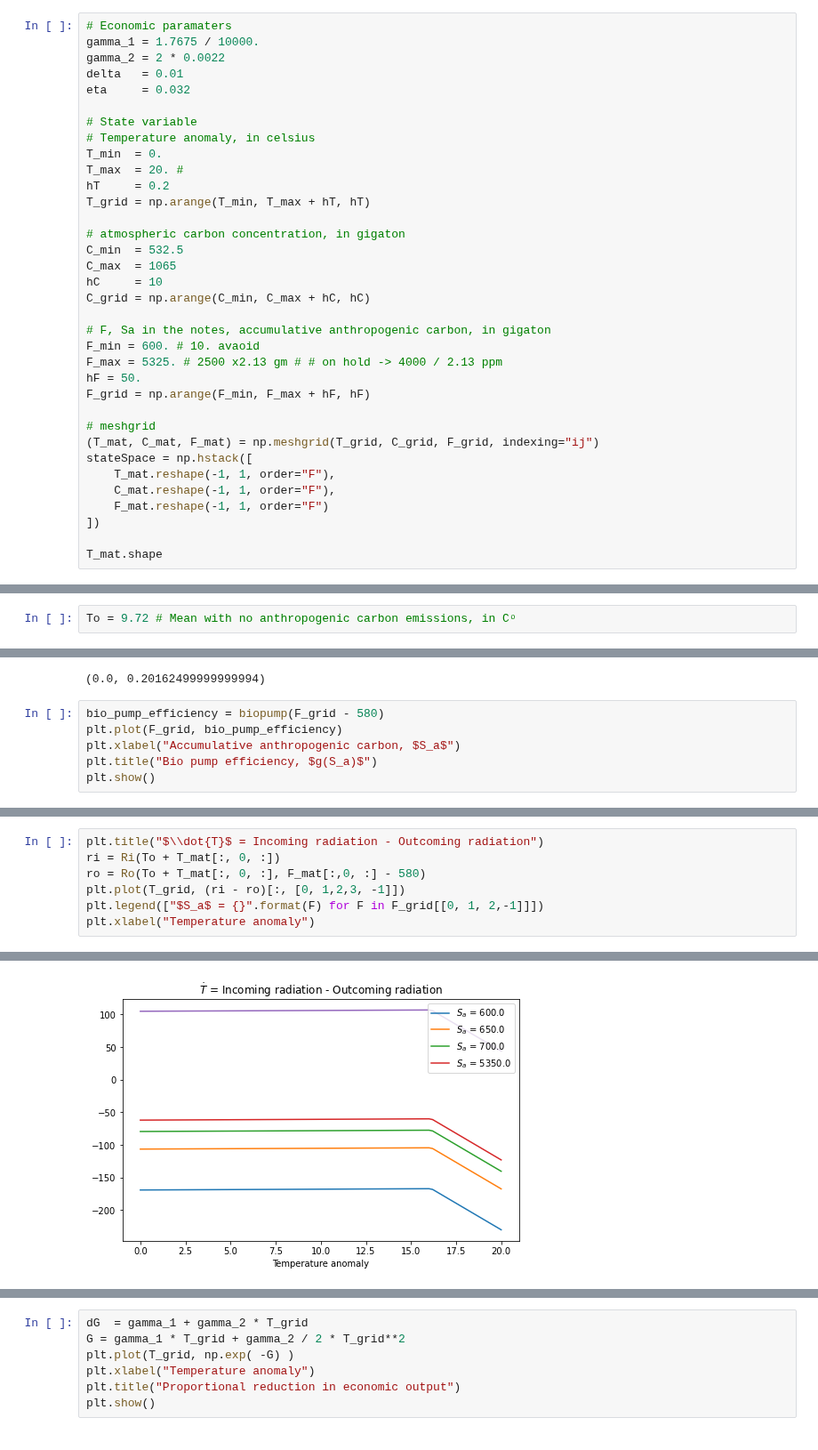
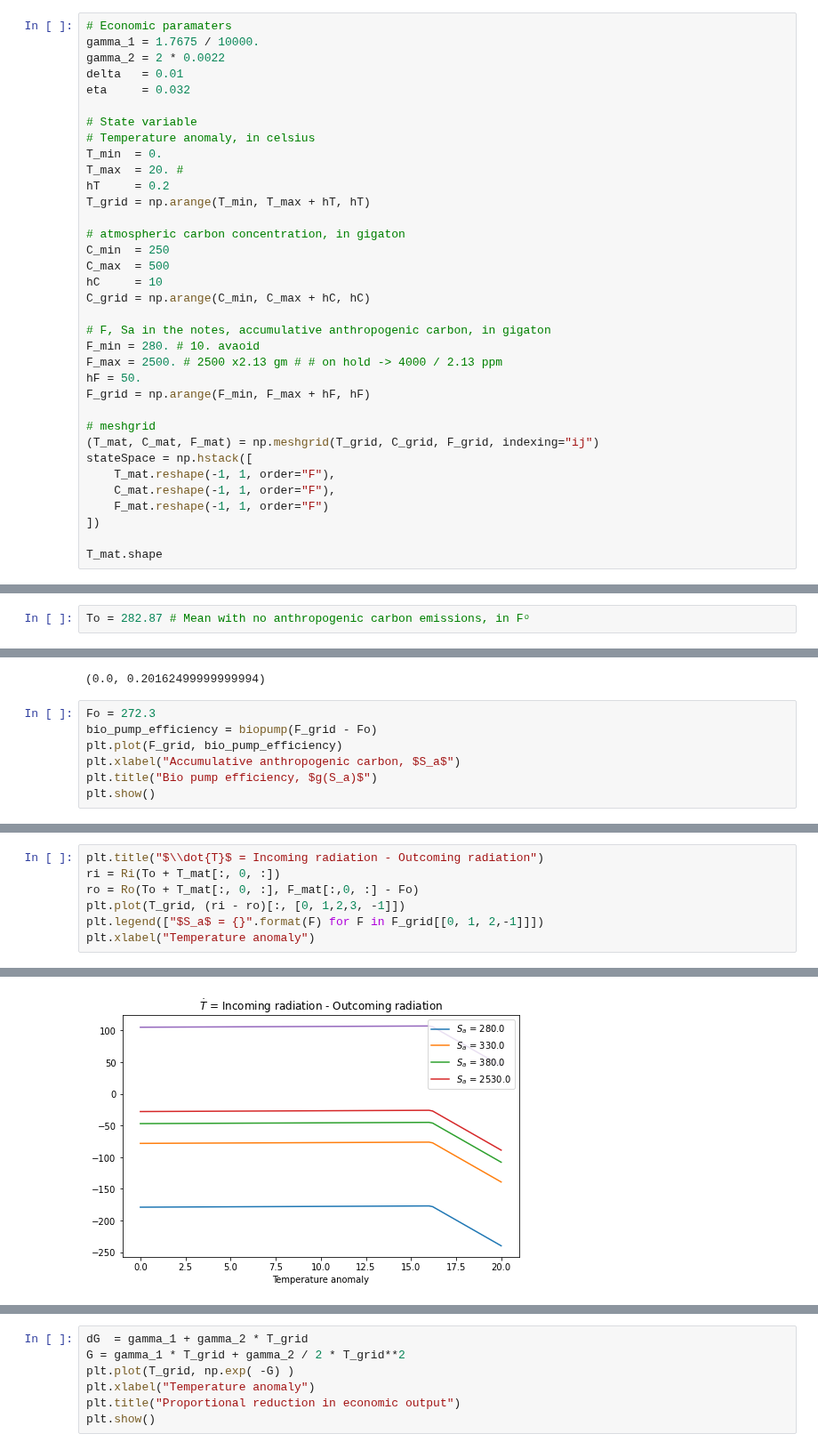
Before and after one commit to binchengecon/TwoCapital, a Jupyter notebook: nonlinearCarbon/HJB_3D.ipynb, the cells around one changed output, grey strips where cells are left out. Shown at 89% size. Drawn from its saved outputs; the diff is of its cells as text.

```diff
--- a/nonlinearCarbon/HJB_3D.ipynb
+++ b/nonlinearCarbon/HJB_3D.ipynb
@@ -214,14 +209,14 @@ hT     = 0.2
 T_grid = np.arange(T_min, T_max + hT, hT)
 
 # atmospheric carbon concentration, in gigaton
-C_min  = 532.5
-C_max  = 1065
+C_min  = 250
+C_max  = 500
 hC     = 10
 C_grid = np.arange(C_min, C_max + hC, hC)
 
 # F, Sa in the notes, accumulative anthropogenic carbon, in gigaton
-F_min = 600. # 10. avaoid
-F_max = 5325. # 2500 x2.13 gm # # on hold -> 4000 / 2.13 ppm
+F_min = 280. # 10. avaoid
+F_max = 2500. # 2500 x2.13 gm # # on hold -> 4000 / 2.13 ppm
 hF = 50.
 F_grid = np.arange(F_min, F_max + hF, hF)
 
@@ -239,5 +234,5 @@ T_mat.shape
 # %%
-To = 9.72 # Mean with no anthropogenic carbon emissions, in Cᵒ
+To = 282.87 # Mean with no anthropogenic carbon emissions, in Fᵒ
 # %%
 α_ocean = alphaocean(T_grid + To)
 plt.plot(T_grid, α_ocean)
@@ -259,7 +254,8 @@ frac_sea_ice.min(), frac_sea_ice.max()
 [figure]
 (0.0, 0.20162499999999994)
 # %%
-bio_pump_efficiency = biopump(F_grid - 580)
+Fo = 272.3
+bio_pump_efficiency = biopump(F_grid - Fo)
 plt.plot(F_grid, bio_pump_efficiency)
 plt.xlabel("Accumulative anthropogenic carbon, $S_a$")
 plt.title("Bio pump efficiency, $g(S_a)$")
@@ -299,13 +295,13 @@ plt.show()
 # %%
 plt.title("$\\dot{T}$ = Incoming radiation - Outcoming radiation")
 ri = Ri(To + T_mat[:, 0, :])
-ro = Ro(To + T_mat[:, 0, :], F_mat[:,0, :] - 580)
+ro = Ro(To + T_mat[:, 0, :], F_mat[:,0, :] - Fo)
 plt.plot(T_grid, (ri - ro)[:, [0, 1,2,3, -1]])
 plt.legend(["$S_a$ = {}".format(F) for F in F_grid[[0, 1, 2,-1]]])
 plt.xlabel("Temperature anomaly")
 # %% [output]
 Text(0.5, 0, 'Temperature anomaly')
-[figure, old version]
+[figure, new version]
 # %%
 T_grid[5], F_grid[17], C_grid[1]
 # %% [output]
```
Also changed, not shown: parts of 20 cells of this notebook.
